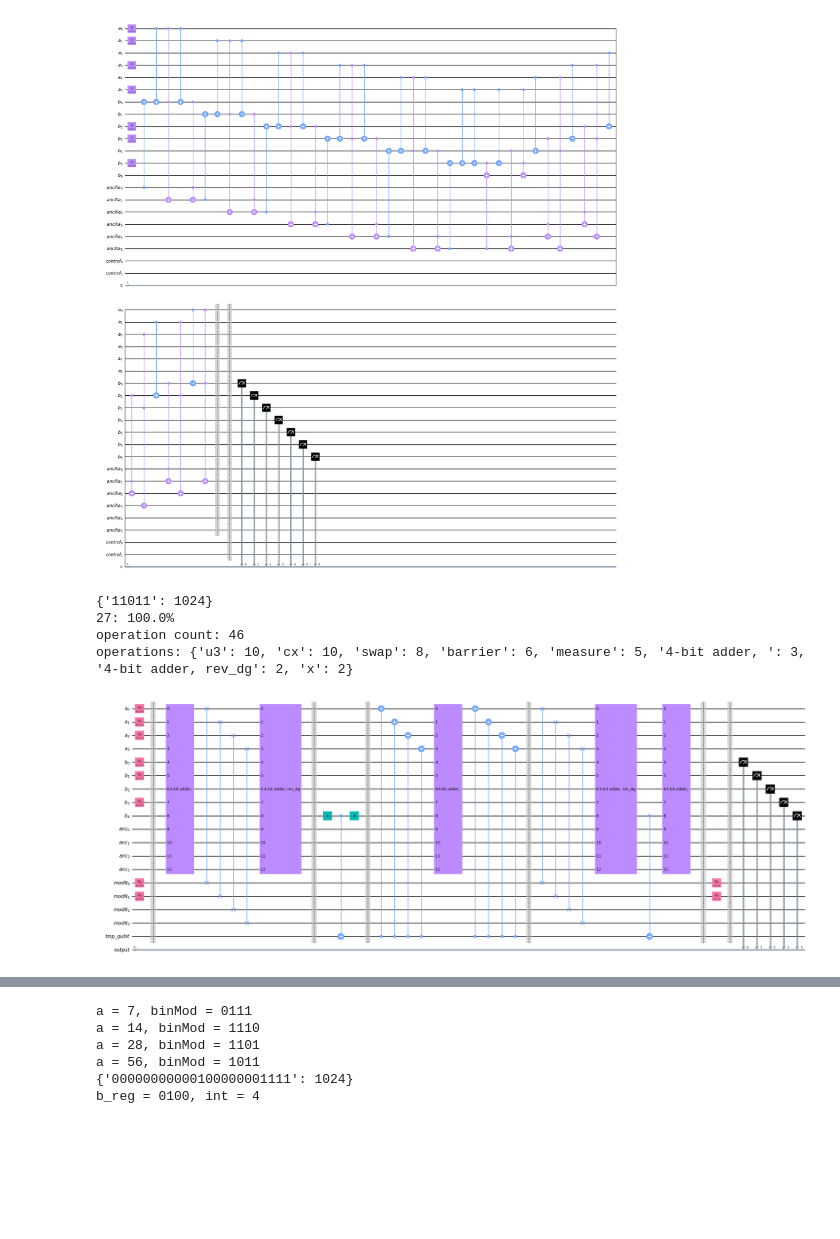
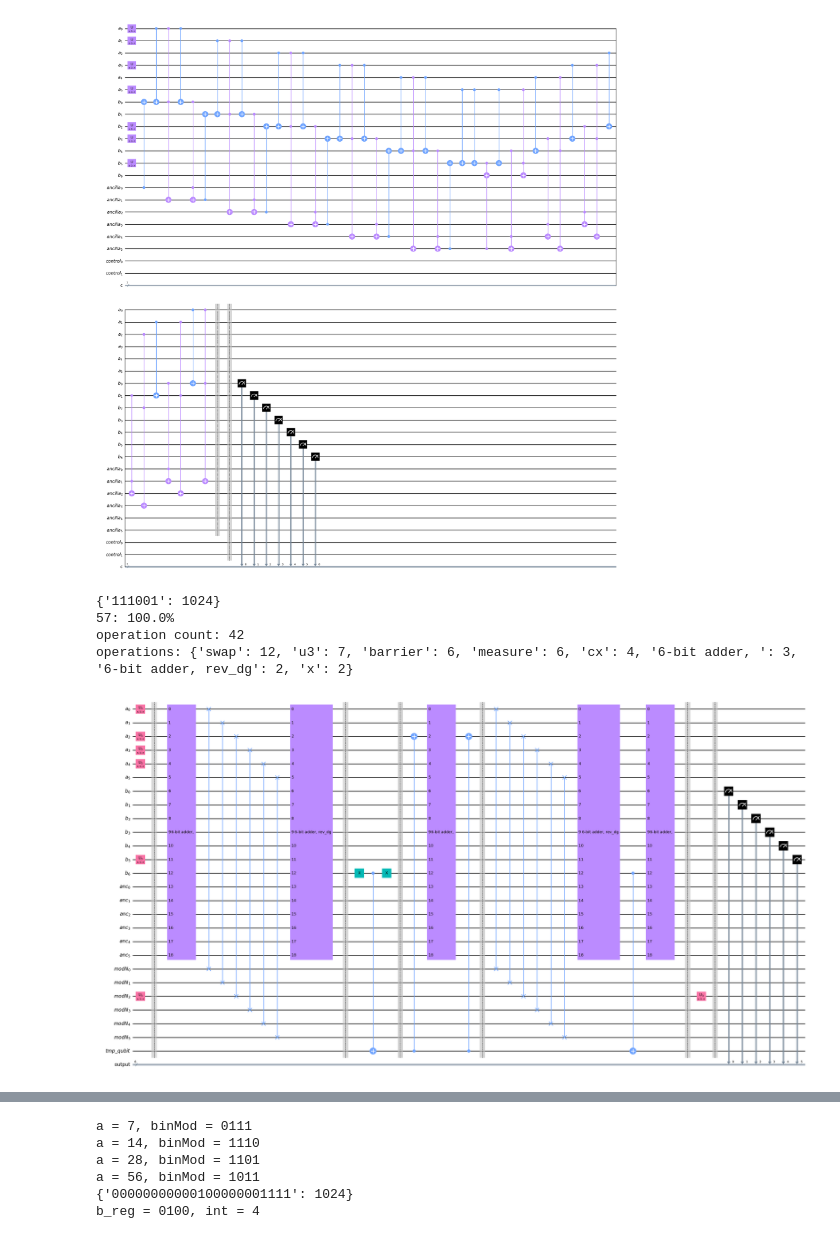
Before and after one commit to JuliuszSyrewicz/quantumFactorization, a Jupyter notebook: demo.ipynb, the cells around one changed output, grey strips where cells are left out. Saved outputs shown, nothing was run; the diff lists cells and outputs as text; code cells hidden in the pictures; blank space fills up the shorter version.

```diff
--- a/demo.ipynb
+++ b/demo.ipynb
@@ -113,33 +113,33 @@ operation count: 62
 operations: {'cx': 24, 'ccx': 22, 'u': 7, 'measure': 7, 'barrier': 2}
 [figure]
 # %%
-a = 7
-b = 11
-N = 3
+a = 29
+b = 32
+N = 4
 
 qc = modNAdderCircuit(a, b, N)
 
 simulator = Aer.get_backend('qasm_simulator')
 job_sim = simulator.run(qk.transpile(qc, simulator), shots=1024)
 result_sim = job_sim.result()
 counts = result_sim.get_counts(qc)
 print(counts)
 
 counts = convertKeys(counts)
 for outcome, count in counts.items():
     print("{}: {}%".format(outcome, count / sum(counts.values()) * 100))
 
 decomposed = qc.decompose(reps=1)
 print("operation count: {}".format(sum(dict(decomposed.count_ops()).values())))
 print("operations: {}".format(dict(decomposed.count_ops())))
 
 decomposed.draw(output="mpl", fold=80, filename="circuits/{}-bitAdderDecomposed{}.png".format(n, "Reversed" if reverse_bool == True else ""))
 # %% [output]
-{'11011': 1024}
-27: 100.0%
-operation count: 46
-operations: {'u3': 10, 'cx': 10, 'swap': 8, 'barrier': 6, 'measure': 5, '4-bit adder, ': 3, '4-bit adder, rev_dg': 2, 'x': 2}
+{'111001': 1024}
+57: 100.0%
+operation count: 42
+operations: {'swap': 12, 'u3': 7, 'barrier': 6, 'measure': 6, 'cx': 4, '6-bit adder, ': 3, '6-bit adder, rev_dg': 2, 'x': 2}
-[figure, old version]
+[figure, new version]
 # %%
 # n-bit adder modulo N
 n = 4
```
Also changed, not shown: parts of 1 cell of this notebook, 2 other files.
